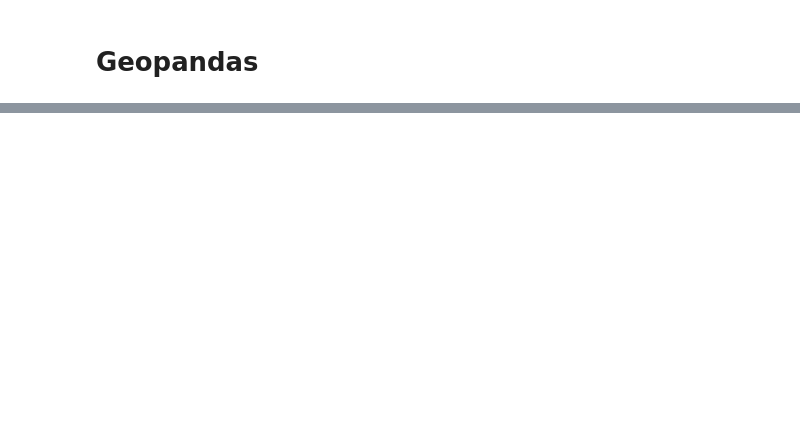
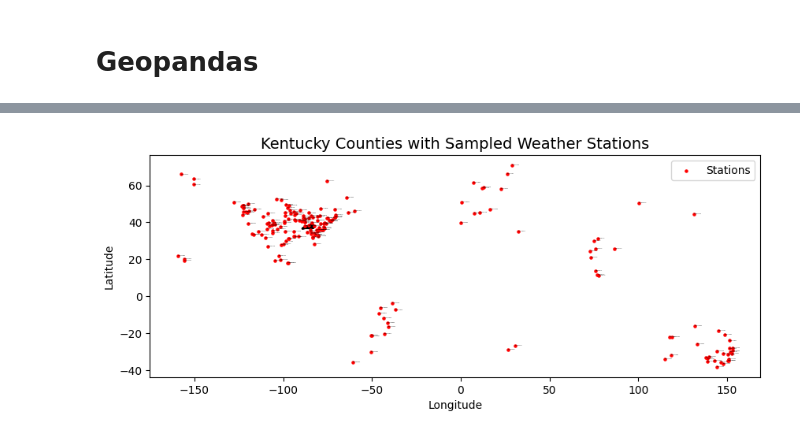
Before and after one commit to shawnericksen/Kentucky-Disaster-Road-Damages, a Jupyter notebook: main.ipynb, the cells around one changed output, grey strips where cells are left out. Drawn from its saved outputs; the diff is of its cells as text; code cells hidden in the pictures; blank space fills up the shorter version.

```diff
--- a/main.ipynb
+++ b/main.ipynb
@@ -177,0 +293,40 @@ None
+# %%
+# Step 3: Load station data
+stations_list = 'data/ghcnd-stations.csv'
+cols = ['STATION', 'LATITUDE', 'LONGITUDE']
+dtypes = {'STATION': 'category', 'LATITUDE': 'float32', 'LONGITUDE': 'float32'}
+stations_df = pd.read_csv(stations_list, dtype=dtypes, usecols=cols)
+
+# Step 4: Randomly sample 200 stations
+stations_df_sampled = stations_df.sample(n=200, random_state=42)
+
+# Step 5: Convert the sampled station data to GeoDataFrame for spatial plotting
+stations_gdf = gpd.GeoDataFrame(
+    stations_df_sampled,
+    geometry=[Point(xy) for xy in zip(stations_df_sampled['LONGITUDE'], stations_df_sampled['LATITUDE'])],
+    crs="EPSG:4326"
+)
+
+# Step 6: Plot the counties and stations
+fig, ax = plt.subplots(figsize=(10, 10))
+
+# Plot the Kentucky counties
+kentucky_counties.plot(ax=ax, color='lightblue', edgecolor='black')
+
+# Plot the sampled stations as red points
+stations_gdf.plot(ax=ax, marker='o', color='red', markersize=5, label='Stations')
+
+# Add labels for each station (optional)
+for idx, row in stations_gdf.iterrows():
+    ax.text(row['geometry'].x, row['geometry'].y, row['STATION'], fontsize=1, ha='left')
+
+# Step 7: Set title and labels
+ax.set_title("Kentucky Counties with Sampled Weather Stations", fontsize=14)
+ax.set_xlabel("Longitude")
+ax.set_ylabel("Latitude")
+
+# Show the plot with the legend
+ax.legend()
+plt.show()
+# %% [output]
+[figure, added]
```
Also changed, not shown: parts of 8 cells of this notebook, 1 other file.
